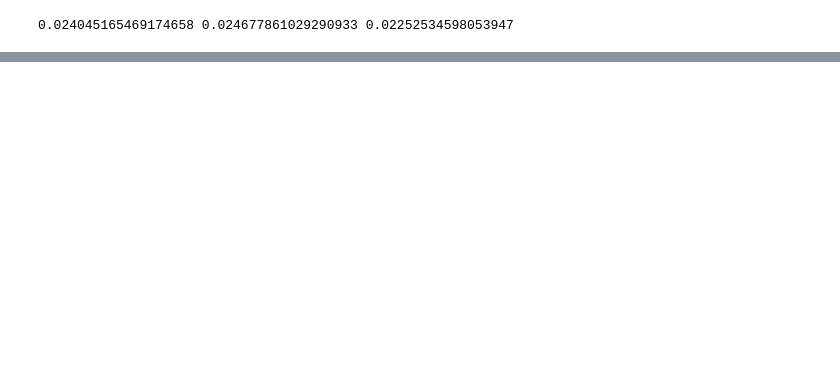
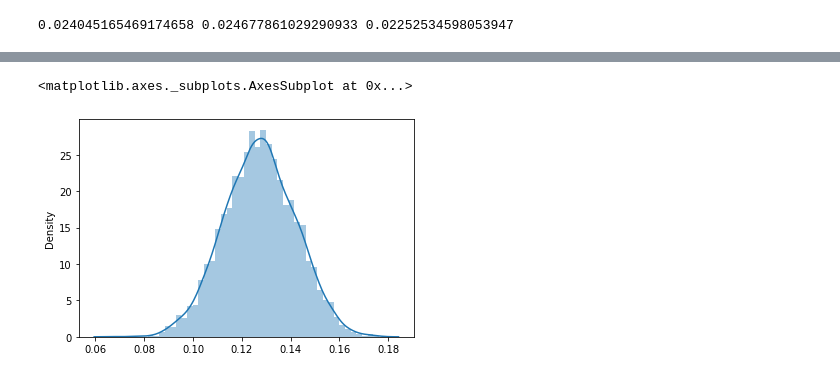
Before and after one commit to Jin9135/-, a Jupyter notebook: 혐오.ipynb, the cells around one changed output, grey strips where cells are left out. Cells and saved outputs as stored; diff of their text form; code cells hidden in the pictures; blank space fills up the shorter version.

```diff
--- a/혐오.ipynb
+++ b/혐오.ipynb
@@ -168,0 +208,5 @@ for i in range(0,5000):
+# %%
+sns.distplot(b1)
+# %% [output]
+<matplotlib.axes._subplots.AxesSubplot at 0x...>
+[figure, added]
```
Also changed, not shown: parts of 10 cells of this notebook.
